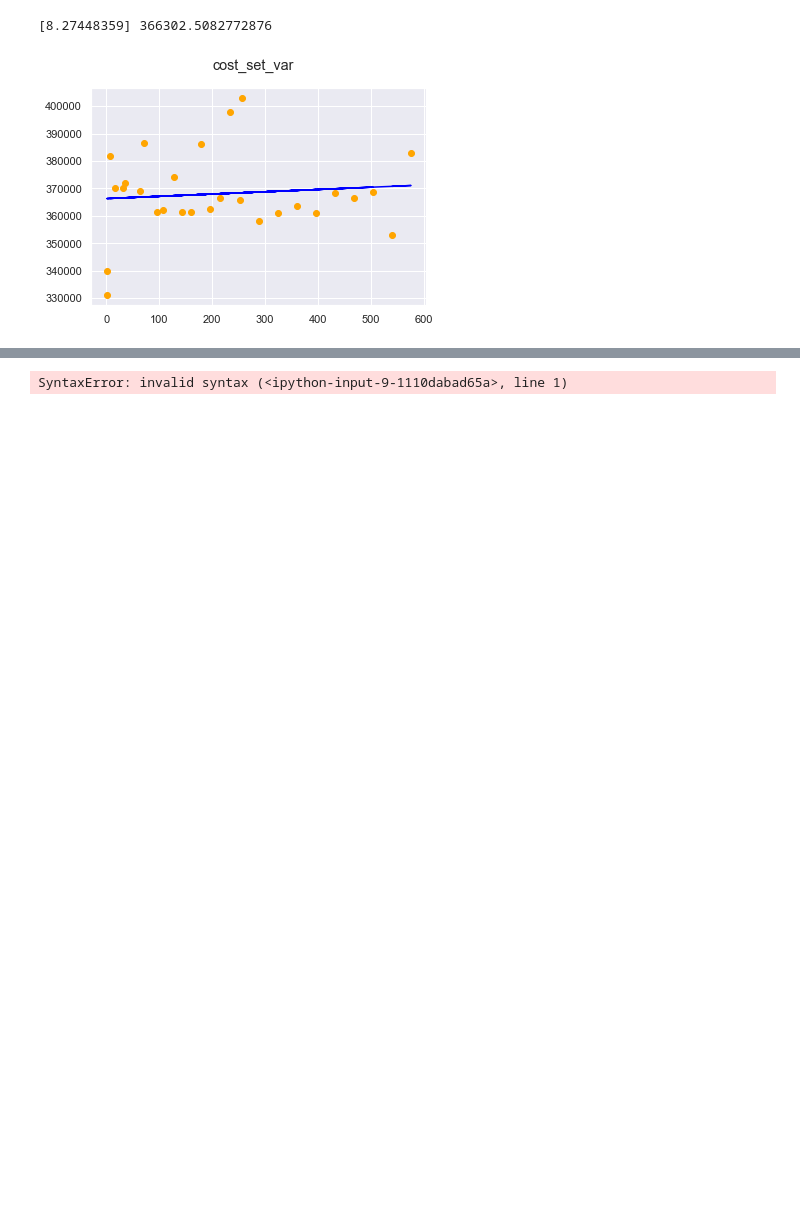
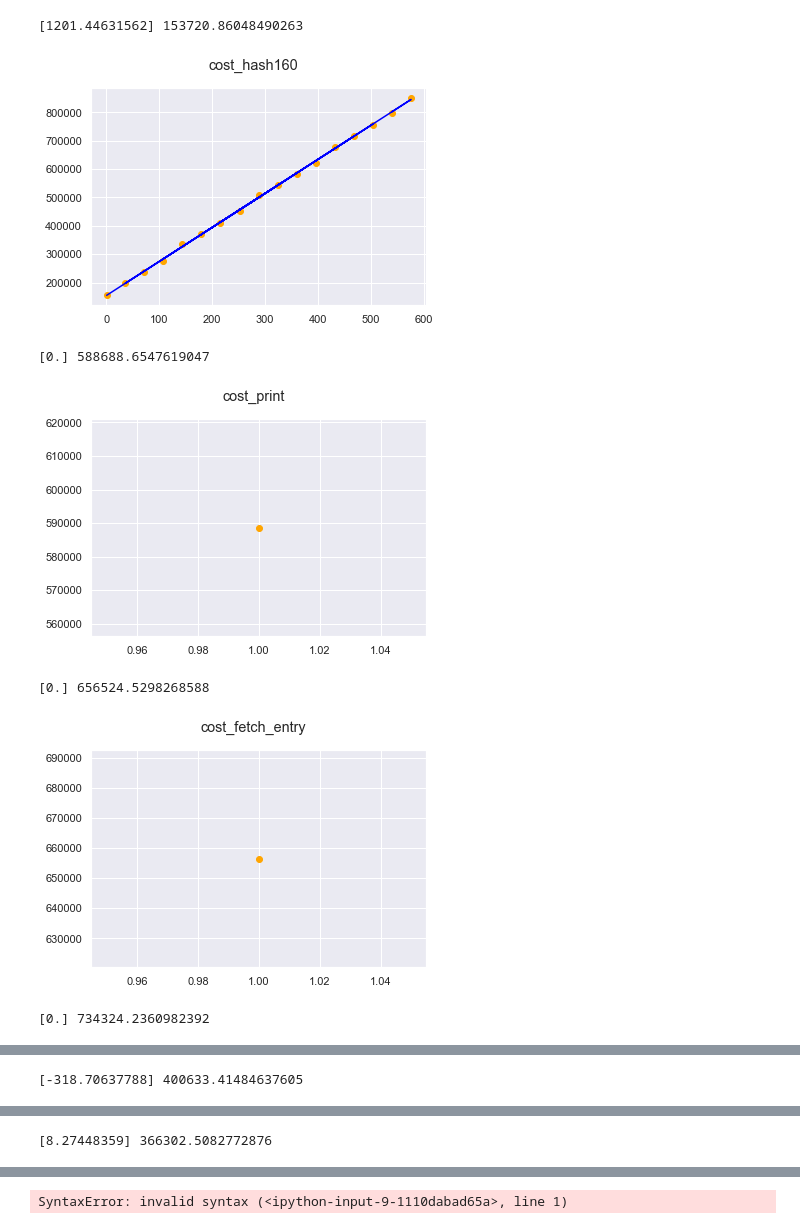
Before and after one commit to stacks-network/clarity-benchmarking, a Jupyter notebook: cost_estimator.ipynb, the cells around one changed output, grey strips where cells are left out. Drawn from its saved outputs; the diff is of its cells as text; code cells hidden in the pictures; blank space fills up the shorter version.

```diff
--- a/cost_estimator.ipynb
+++ b/cost_estimator.ipynb
@@ -191,14 +191,14 @@ output = pd.DataFrame(columns=["a", "b"])
 # estimate_plot(df, 'cost_not', output)
 # estimate_plot(df, 'cost_eq', output)
 # estimate_plot(df, 'cost_begin', output)
-# estimate_plot(df, 'cost_hash160', output)
+estimate_plot(df, 'cost_hash160', output)
 # estimate_plot(df, 'cost_sha256', output)
 # estimate_plot(df, 'cost_sha512', output)
 # estimate_plot(df, 'cost_sha512t256', output)
 # estimate_plot(df, 'cost_keccak256', output)
 # estimate_plot(df, 'cost_secp256k1recover', output)
 # estimate_plot(df, 'cost_secp256k1verify', output)
-# estimate_plot(df, 'cost_print', output)
+estimate_plot(df, 'cost_print', output)
 # estimate_plot(df, 'cost_some_cons', output)
 # estimate_plot(df, 'cost_ok_cons', output)
 # estimate_plot(df, 'cost_err_cons', output)
@@ -218,35 +218,40 @@ output = pd.DataFrame(columns=["a", "b"])
 # estimate_plot(df, 'cost_append', output)
 # estimate_plot(df, 'cost_concat', output)
 # estimate_plot(df, 'cost_as_max_len', output)
 # estimate_plot(df, 'cost_contract_call', output)
 # estimate_plot(df, 'cost_contract_of', output)
 # estimate_plot(df, 'cost_principal_of', output)
 # estimate_plot(df, 'cost_at_block', output)
 # estimate_plot(df, 'cost_load_contract', output)
 # estimate_plot(df, 'cost_create_map', output)
 # estimate_plot(df, 'cost_create_var', output)
 # estimate_plot(df, 'cost_create_nft', output)
 # estimate_plot(df, 'cost_create_ft', output)
-# estimate_plot(df, 'cost_fetch_entry', output)
-# estimate_plot(df, 'cost_set_entry', output)
-# estimate_plot(df, 'cost_fetch_var', output)
+estimate_plot(df, 'cost_fetch_entry', output)
+estimate_plot(df, 'cost_set_entry', output)
+estimate_plot(df, 'cost_fetch_var', output)
 estimate_plot(df, 'cost_set_var', output)
 # estimate_plot(df, 'cost_contract_storage', output)
 # estimate_plot(df, 'cost_block_info', output)
 # estimate_plot(df, 'cost_stx_balance', output)
 # estimate_plot(df, 'cost_stx_transfer', output)
 # estimate_plot(df, 'cost_ft_mint', output)
 # estimate_plot(df, 'cost_ft_transfer', output)
 # estimate_plot(df, 'cost_ft_balance', output)
 # estimate_plot(df, 'cost_nft_mint', output)
 # estimate_plot(df, 'cost_nft_transfer', output)
 # estimate_plot(df, 'cost_nft_owner', output)
 # estimate_plot(df, 'cost_ft_get_supply', output)
 # estimate_plot(df, 'cost_ft_burn', output)
 # estimate_plot(df, 'cost_nft_burn', output)
 # estimate_plot(df, 'poison_microblock', output)
 
 output
 # %% [output]
-[8.27448359] 366302.5082772876
+[1201.44631562] 153720.86048490263
-[figure, old version]
+[figure, new version]
+[0.] 588688.6547619047
+[figure, added]
+[0.] 656524.5298268588
+[figure, added]
+[0.] 734324.2360982392
@@ -252,0 +259 @@ output
+[-318.70637788] 400633.41484637605
@@ -252,0 +261 @@ output
+[8.27448359] 366302.5082772876
```
Also changed, not shown: parts of 2 cells of this notebook, 2 other files.
